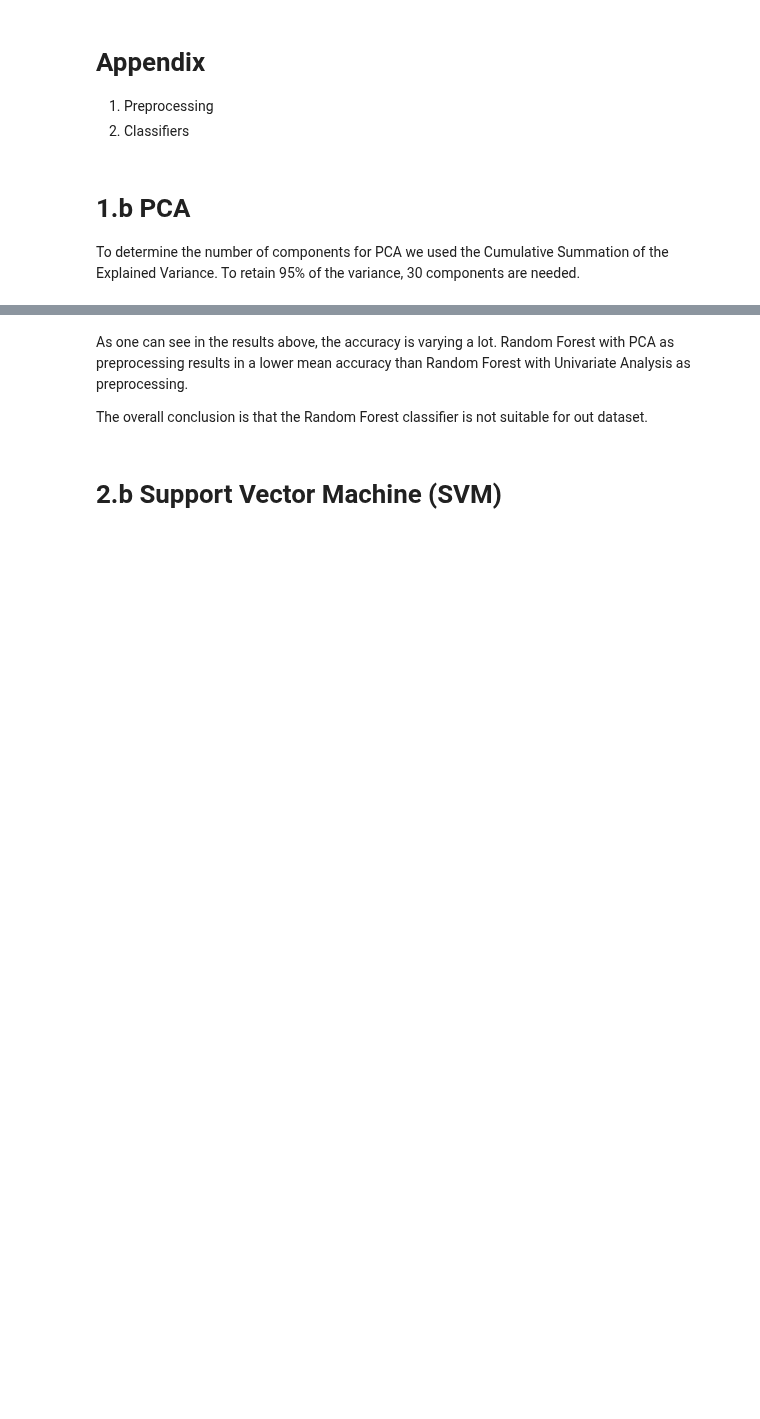
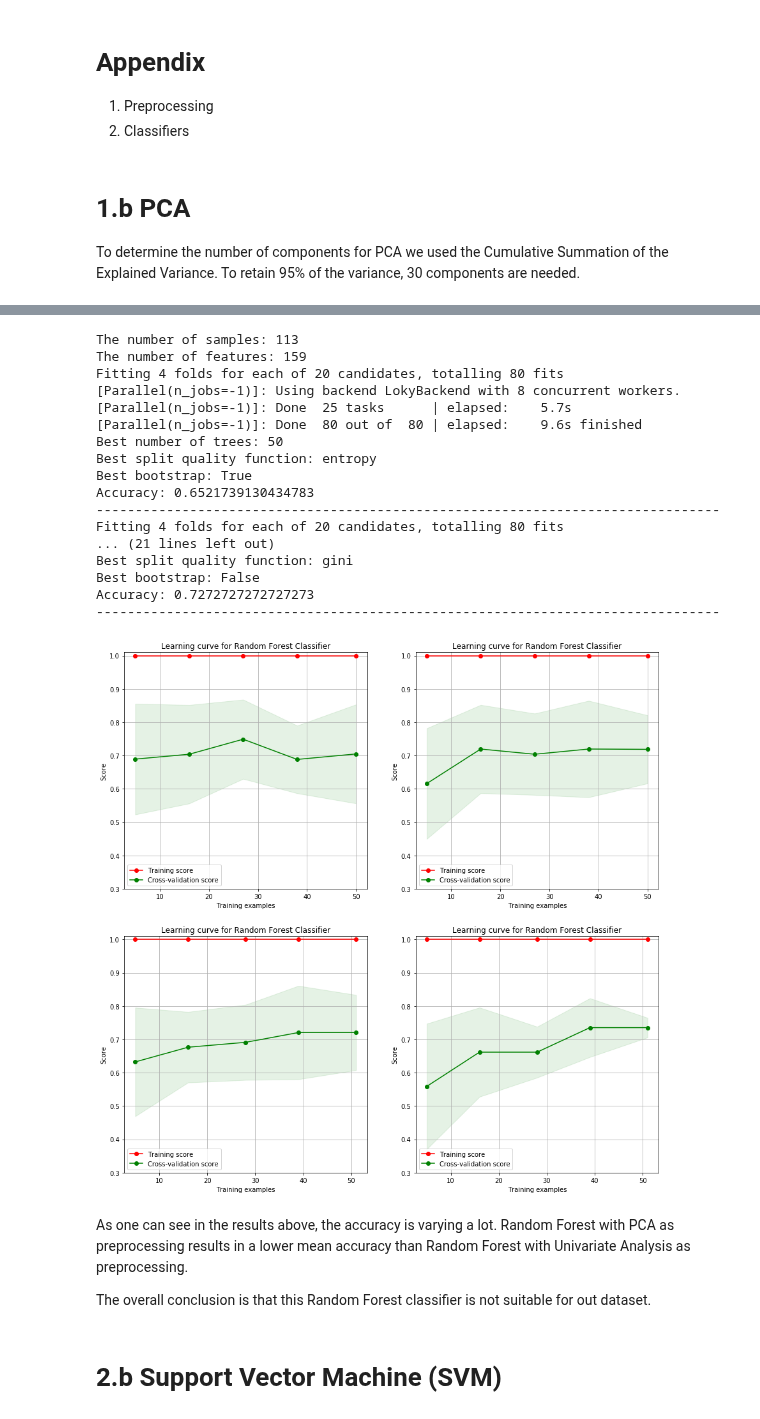
Before and after one commit to puckgroen/TM10007_PROJECT, a Jupyter notebook: final_assignment.ipynb, the cells around one changed output, grey strips where cells are left out. Drawn from its saved outputs; the diff is of its cells as text; code cells hidden in the pictures; blank space fills up the shorter version.

```diff
--- a/final_assignment.ipynb
+++ b/final_assignment.ipynb
@@ -859,38 +975,56 @@ for training_index, validation_index in cv_4fold.split(split_X_train, split_y_tr
     # Tuning the hyperparameters
     grid_param = {'n_estimators': [10, 50, 100, 200, 400],'criterion': ['gini', 'entropy'],'bootstrap': [True, False]}
     grid_search = GridSearchCV(RandomForestClassifier(), param_grid=grid_param, scoring='roc_auc', cv=skf, n_jobs=-1, verbose=2)
     grid_search.fit(X_train_uni, y_train)
 
     best_hyperparameters = grid_search.best_params_
 
     # Best hyperparameters
     n_estimators = best_hyperparameters.get('n_estimators')
     criterion = best_hyperparameters.get('criterion')
     bootstrap = best_hyperparameters.get('bootstrap')
     print(f'Best number of trees: {(n_estimators)}')
     print(f'Best split quality function: {(criterion)}')
     print(f'Best bootstrap: {(bootstrap)}')
-    best_result = grid_search.best_score_
 
     # Apply classifier with tuned hyperparameters
     classifier = RandomForestClassifier(n_estimators=n_estimators, criterion=criterion, bootstrap=bootstrap)
     classifier.fit(X_train_uni, y_train)
 
     # Calculate accuracy
     classifier_predictions_test = classifier.predict(X_validation_uni)
     accuracy = metrics.accuracy_score(y_validation, classifier_predictions_test)
     print(f'Accuracy: {(accuracy)}')
     print('-'*80)
 
     # Learning curve
     title = 'Learning curve for Random Forest Classifier'
     ax = fig.add_subplot(2, 2, num + 1)
     plot_learning_curve(classifier, title, X_train_uni, y_train, ax, ylim=(0.3, 1.01), cv=skf)
     num += 1
+# %% [output]
+The number of samples: 113
+The number of features: 159
+Fitting 4 folds for each of 20 candidates, totalling 80 fits
+[Parallel(n_jobs=-1)]: Using backend LokyBackend with 8 concurrent workers.
+[Parallel(n_jobs=-1)]: Done  25 tasks      | elapsed:    5.7s
+[Parallel(n_jobs=-1)]: Done  80 out of  80 | elapsed:    9.6s finished
+Best number of trees: 50
+Best split quality function: entropy
+Best bootstrap: True
+Accuracy: 0.6521739130434783
+--------------------------------------------------------------------------------
+Fitting 4 folds for each of 20 candidates, totalling 80 fits
+... (21 lines left out)
+Best split quality function: gini
+Best bootstrap: False
+Accuracy: 0.7272727272727273
+--------------------------------------------------------------------------------
+[figure, added]
 # %% [markdown]
 As one can see in the results above, the accuracy is varying a lot. Random Forest with PCA as preprocessing results in a lower mean accuracy than Random Forest with Univariate Analysis as preprocessing.
 
-The overall conclusion is that the Random Forest classifier is not suitable for out dataset.
+The overall conclusion is that this Random Forest classifier is not suitable for out dataset.
 # %% [markdown]
 # 2.b Support Vector Machine (SVM)
 # %%
```
Also changed, not shown: parts of 22 cells of this notebook.
